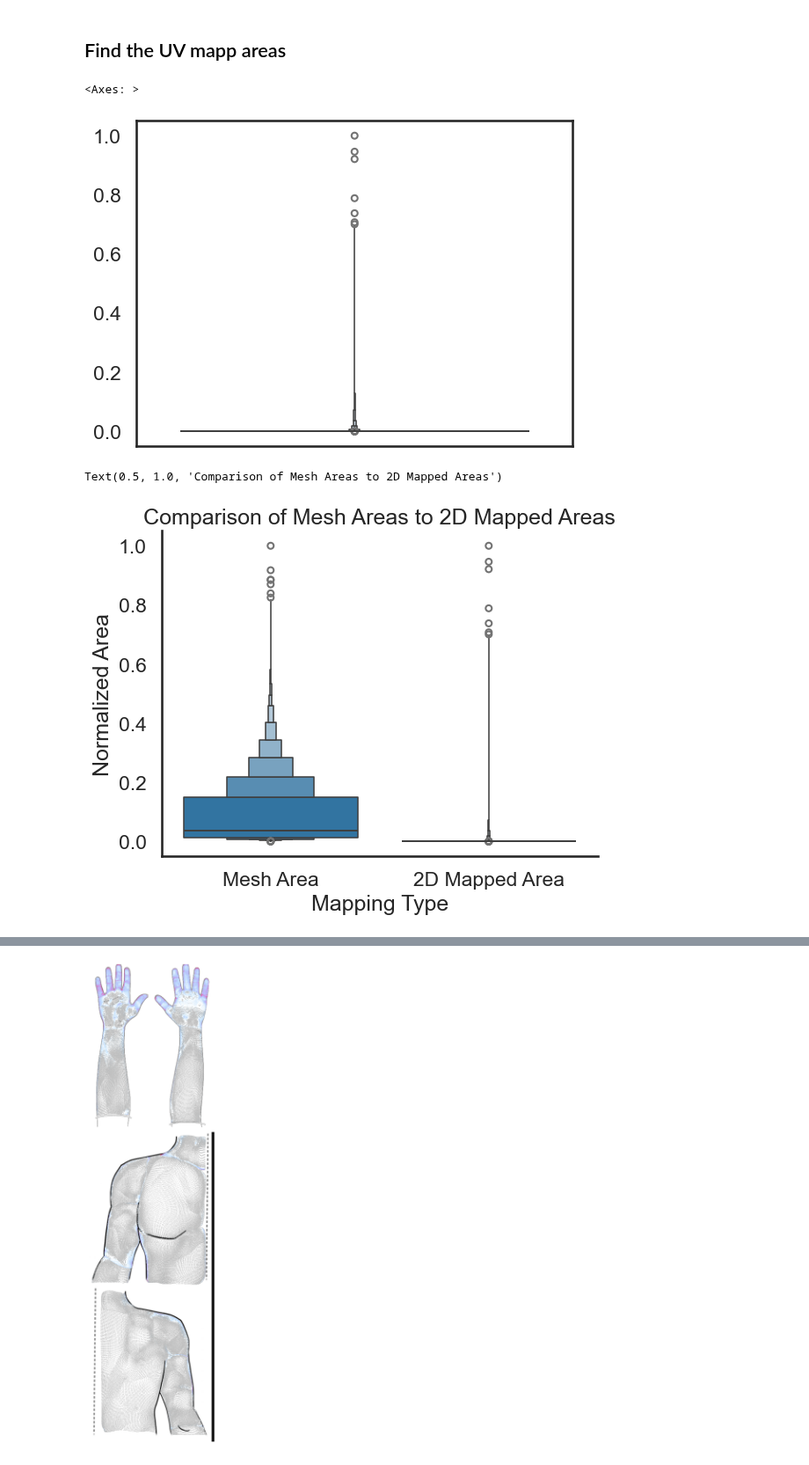
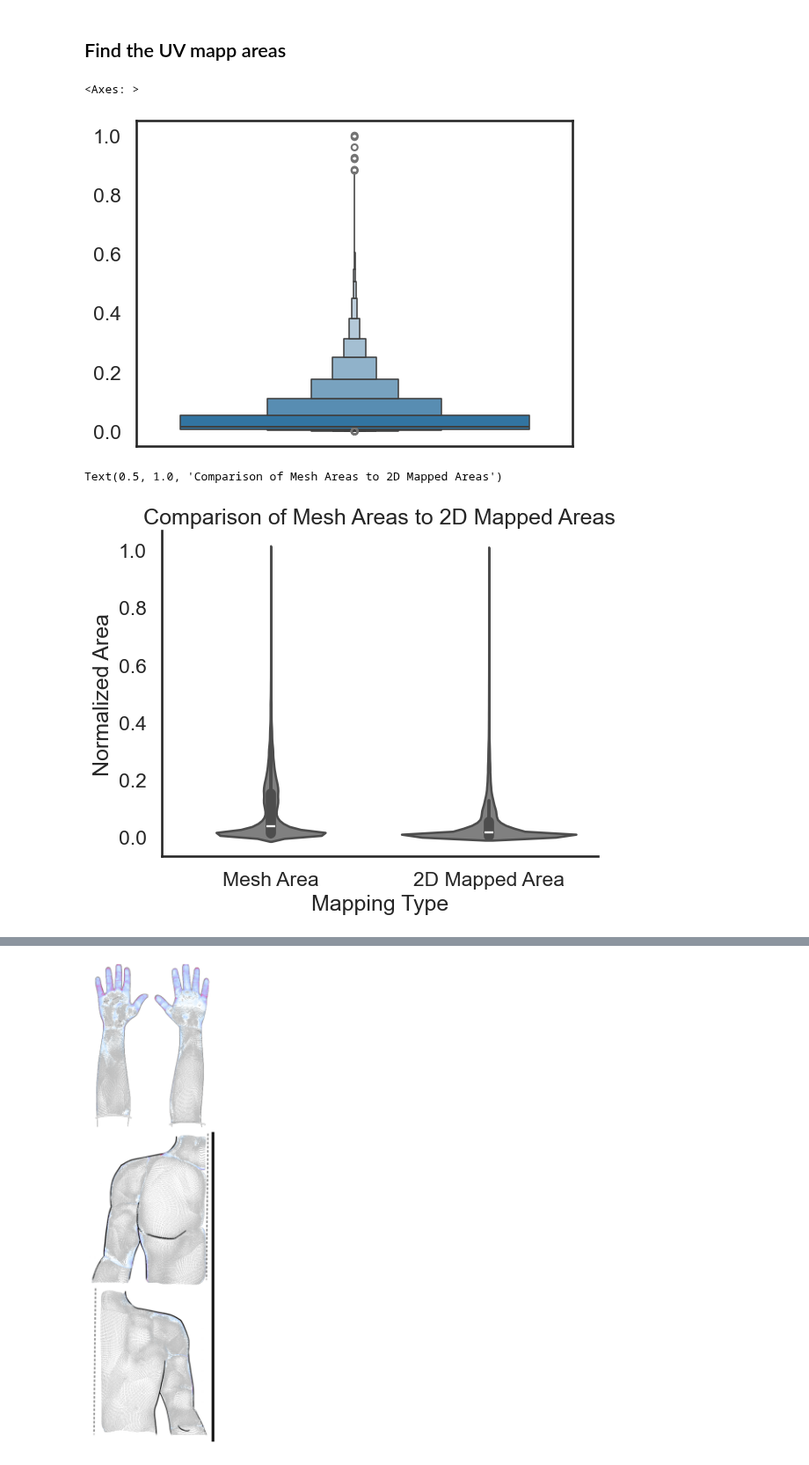
Before and after one commit to Nabizzle/Geodesic-Path-Finder, a Jupyter notebook: Code/Paper Figures.ipynb, the cells around one changed output, grey strips where cells are left out. Shown at 88% size. Saved outputs shown, nothing was run; the diff lists cells and outputs as text; code cells hidden in the pictures.

Commit message:
feat: Adds a 2D distribution visualization
Added to better compare the 3D to 2D projection and change in mesh face
area sizes.

```diff
--- a/Code/Paper Figures.ipynb
+++ b/Code/Paper Figures.ipynb
@@ -141,9 +137,9 @@ split_face_data_3 = split_face_data_3.with_columns(
 # %%
 uv_areas = []
 for i in range(len(split_face_data_1)):
-    uv_1 = uv_array[split_face_data_1["uv"][i]]
-    uv_2 = uv_array[split_face_data_2["uv"][i]]
-    uv_3 = uv_array[split_face_data_3["uv"][i]]
+    uv_1 = uv_array[split_face_data_1["uv"][i] - 1]
+    uv_2 = uv_array[split_face_data_2["uv"][i]- 1]
+    uv_3 = uv_array[split_face_data_3["uv"][i] - 1]
 
     triangle = np.array([
         uv_1,
@@ -157,7 +153,7 @@ for i in range(len(split_face_data_1)):
 sns.boxenplot(data=uv_areas / np.max(uv_areas))
 # %% [output]
 <Axes: >
-[figure, old version]
+[figure, new version]
 # %%
 mesh_areas_table = pl.DataFrame(
     data={"Normalized Area": mesh_areas / np.max(mesh_areas)},
@@ -171,10 +167,10 @@ uv_areas_table = pl.DataFrame(
 
 area_table = pl.concat([mesh_areas_table, uv_areas_table])
 # %%
-sns.boxenplot(data=area_table.to_pandas(), x="Mapping Type",
-              y="Normalized Area")
+sns.violinplot(data=area_table.to_pandas(), x="Mapping Type",
+              y="Normalized Area", color="grey")
 sns.despine()
 plt.title("Comparison of Mesh Areas to 2D Mapped Areas")
 # %% [output]
 Text(0.5, 1.0, 'Comparison of Mesh Areas to 2D Mapped Areas')
-[figure, old version]
+[figure, new version]
```
Also changed, not shown: parts of 2 cells of this notebook.
